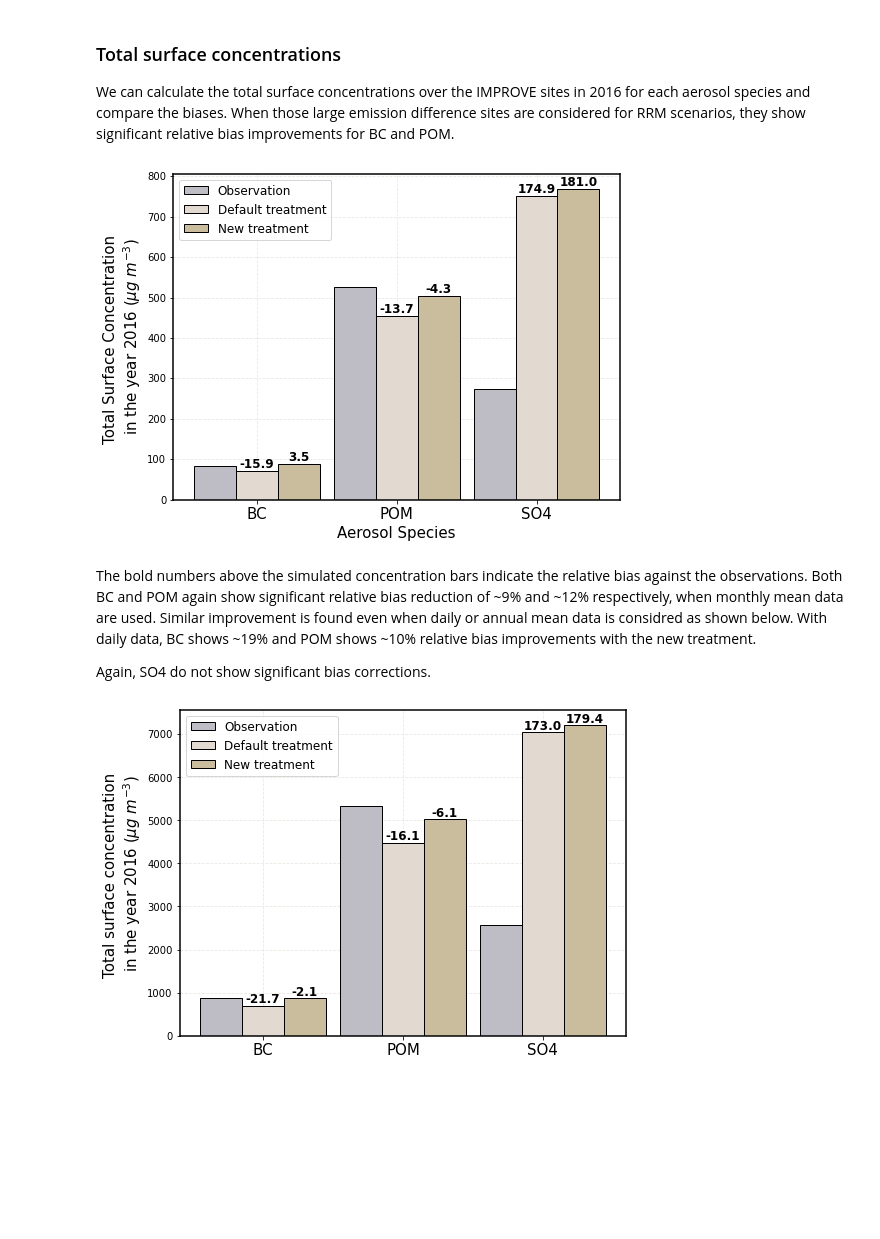
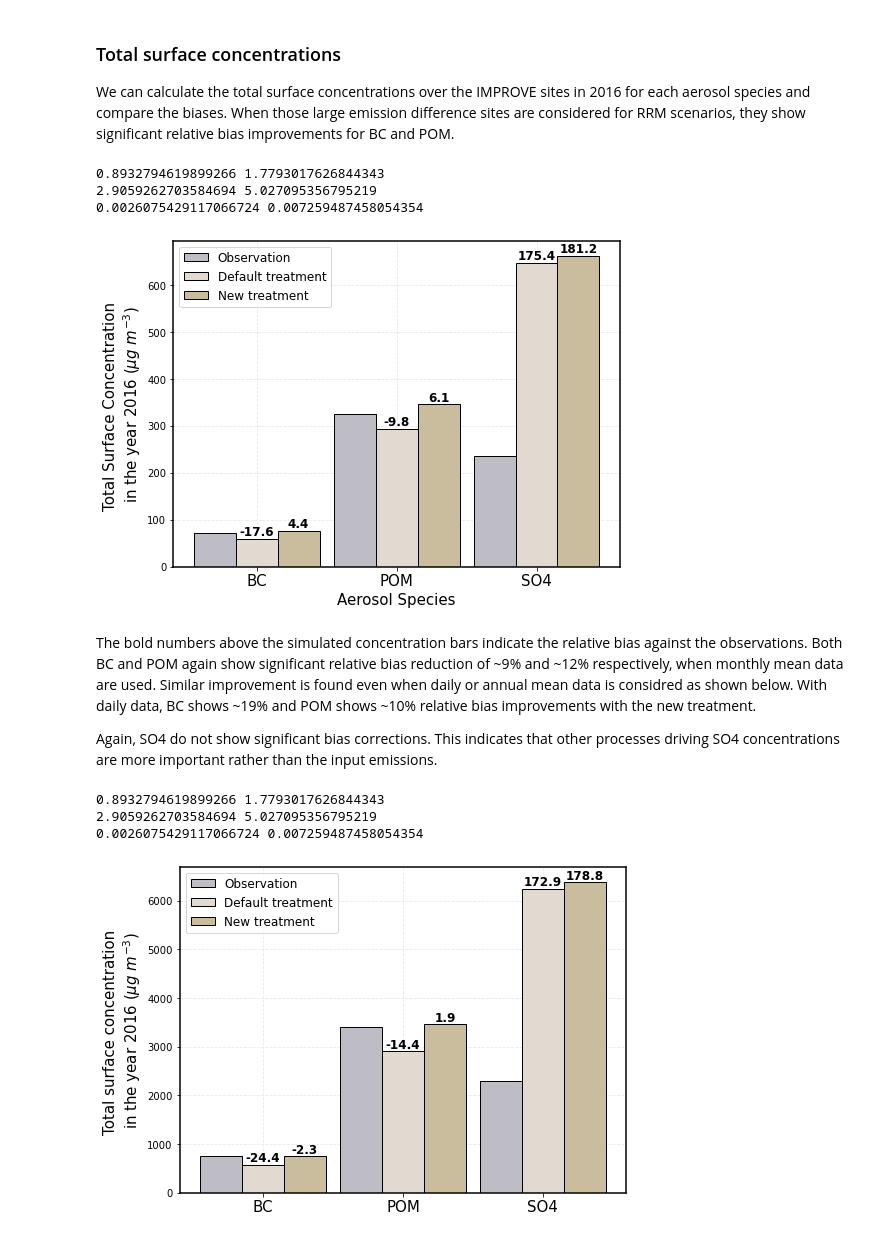
Before and after one commit to TaufiqHassan/e3sm_grid_analysis, a Jupyter notebook: FinalScatter.ipynb, the cells around one changed output. Cells and saved outputs as stored; diff of their text form; code cells hidden in the pictures; blank space fills up the shorter version.

```diff
--- a/FinalScatter.ipynb
+++ b/FinalScatter.ipynb
@@ -234,7 +237,7 @@ df_nona = df[df['obs'].notna()]
 df_nona = df_nona[df_nona['obs']>0]
 res='RRM'
 ## Masking data based on mean +/- 0.5*Standard deviation
-df_nona=get_emisMasked(df_nona,res,stat='diff',factor=0.5)
+df_nona=get_emisMasked(df_nona,res,stat='diff',factor=0.68)
 ## Estimating the monthly and annual averages from daily data
 df_monthly = df_nona.groupby('ncols_'+res).resample('1M').mean()
 df_annual = df_nona.groupby('ncols_'+res).resample('1Y').mean()
@@ -271,7 +274,7 @@ df_nona = df[df['obs'].notna()]
 df_nona = df_nona[df_nona['obs']>0]
 res='RRM'
 ## Masking data based on mean +/- 0.5*Standard deviation
-df_nona=get_emisMasked(df_nona,res,stat='diff',factor=0.5)
+df_nona=get_emisMasked(df_nona,res,stat='diff',factor=0.68)
 ## Estimating the monthly and annual averages from daily data
 df_monthly = df_nona.groupby('ncols_'+res).resample('1M').mean()
 df_annual = df_nona.groupby('ncols_'+res).resample('1Y').mean()
@@ -298,7 +301,7 @@ df_nona = df[df['obs'].notna()]
 df_nona = df_nona[df_nona['obs']>0]
 res='RRM'
 ## Masking data based on mean +/- 0.5*Standard deviation
-df_nona=get_emisMasked(df_nona,res,stat='diff',factor=0.5)
+df_nona=get_emisMasked(df_nona,res,stat='diff',factor=0.68)
 ## Estimating the monthly and annual averages from daily data
 df_monthly = df_nona.groupby('ncols_'+res).resample('1M').mean()
 df_annual = df_nona.groupby('ncols_'+res).resample('1Y').mean()
@@ -333,7 +336,7 @@ for v in varbs:
     df.index=pd.to_datetime(df['time'])
     df_nona = df[df['obs'].notna()]
     df_nona = df_nona[df_nona['obs']>0]
-    df_nona=get_emisMasked(df_nona,res,stat='diff',factor=0.5)
+    df_nona=get_emisMasked(df_nona,res,stat='diff',factor=0.68)
     df_monthly = df_nona.groupby('ncols_'+res).resample('1M').mean()
     df_annual = df_nona.groupby('ncols_'+res).resample('1Y').mean()
     bc_obs.append(df_monthly['obs'].sum())
@@ -368,11 +371,14 @@ for react,label in zip(reacts,labels):
     height = react.get_height()
     ax.text(react.get_x() + react.get_width()/2,height+1,label,ha="center",va='bottom',size=12,weight='bold')
 # %% [output]
+0.8932794619899266 1.7793017626844343
+2.9059262703584694 5.027095356795219
+0.0026075429117066724 0.007259487458054354
-[figure, old version]
+[figure, new version]
 # %% [markdown]
 The bold numbers above the simulated concentration bars indicate the relative bias against the observations. Both BC and POM again show significant relative bias reduction of ~9% and ~12% respectively, when monthly mean data are used. Similar improvement is found even when daily or annual mean data is considred as shown below. With daily data, BC shows ~19% and POM shows ~10% relative bias improvements with the new treatment.
 
-Again, SO4 do not show significant bias corrections.
+Again, SO4 do not show significant bias corrections. This indicates that other processes driving SO4 concentrations are more important rather than the input emissions.
 # %%
 ## Compare total surface concentration biases based on daily data
 varbs = ['BC','POM','SO4']
@@ -385,41 +391,44 @@ for v in varbs:
     df.index=pd.to_datetime(df['time'])
     df_nona = df[df['obs'].notna()]
     df_nona = df_nona[df_nona['obs']>0]
-    df_nona=get_emisMasked(df_nona,res,stat='diff',factor=0.5)
+    df_nona=get_emisMasked(df_nona,res,stat='diff',factor=0.68)
     df_monthly = df_nona.groupby('ncols_'+res).resample('1M').mean()
     df_annual = df_nona.groupby('ncols_'+res).resample('1Y').mean()
     bc_obs.append(df_nona['obs'].sum())
     bc_def.append(df_nona[v.lower()+'_RRM'].sum())
     bc_se.append(df_nona['SE_'+v.lower()+'_RRM'].sum())
 
 barW = 0.3
 r1 = np.arange(len(bc_obs))
 r2 = [x+barW for x in r1]
 r3 = [x+barW for x in r2]
 
 plt.figure(figsize=(8,6))
 ax=plt.subplot(111)
 plt.bar(r1, bc_obs, width=barW, edgecolor='k', color='#BEBCC5', label='Observation',zorder=2)
 plt.bar(r2, bc_def, width=barW, edgecolor='k', color='#E2DAD1', label='Default treatment',zorder=2)
 plt.bar(r3, bc_se, width=barW, edgecolor='k', color='#C9BD9E', label='New treatment',zorder=2)
 plt.grid(linestyle='--',color='#EBE7E0',zorder=1)
 plt.ylabel('Total surface concentration \nin the year 2016 ($\u03BCg\ m^{-3}$)',fontsize=15)
 plt.legend(fontsize=12)
 plt.setp(ax.spines.values(),lw=1.5)
 ax.set_xticks([0.3,1.3,2.3])
 ax.set_xticklabels(['BC','POM','SO4'],fontsize=15)
 
 ## Estimate relative biases
 bias_def = np.around(((np.array(bc_def)-np.array(bc_obs))/abs(np.array(bc_obs)))*100,1)
 bias_se = np.around(((np.array(bc_se)-np.array(bc_obs))/abs(np.array(bc_obs)))*100,1)
 reacts = ax.patches
 labels=['','','',str(bias_def[0]),str(bias_def[1]),str(bias_def[2]),str(bias_se[0]),str(bias_se[1]),str(bias_se[2])]
 
 for react,label in zip(reacts,labels):
     height = react.get_height()
     ax.text(react.get_x() + react.get_width()/2,height+1,label,ha="center",va='bottom',size=12,weight='bold')
 # %% [output]
+0.8932794619899266 1.7793017626844343
+2.9059262703584694 5.027095356795219
+0.0026075429117066724 0.007259487458054354
-[figure, old version]
+[figure, new version]
 # %%
 ## Compare total surface concentration biases based on annual means
 varbs = ['BC','POM','SO4']
```
Also changed, not shown: parts of 7 cells of this notebook.
